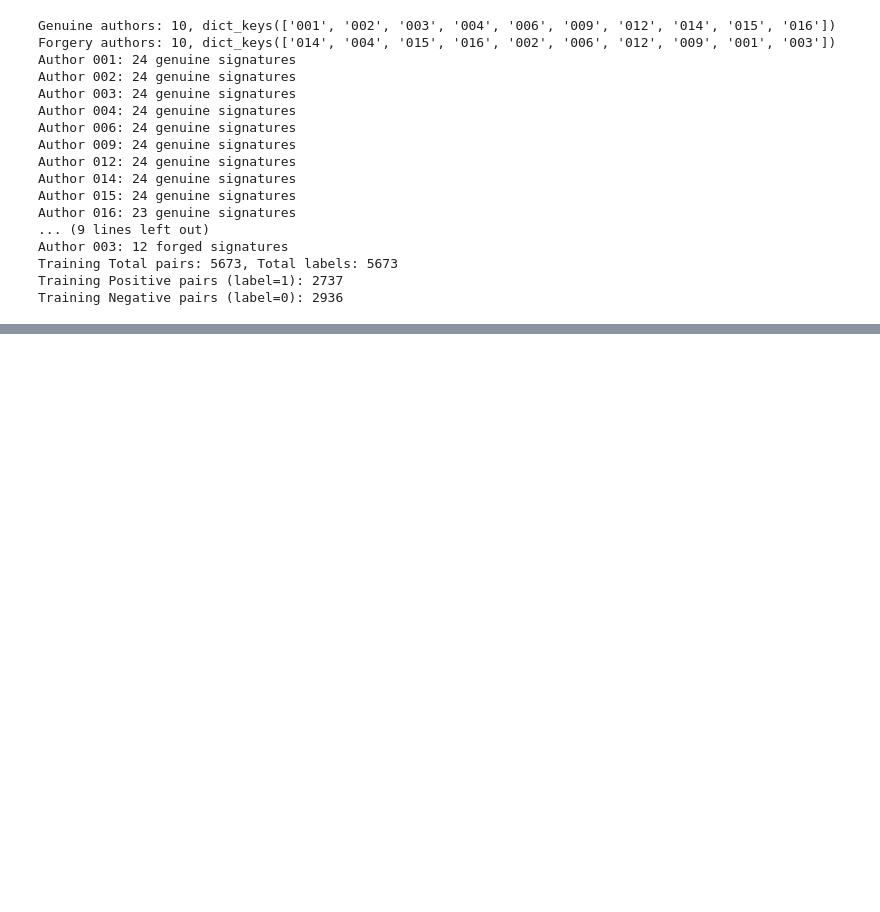
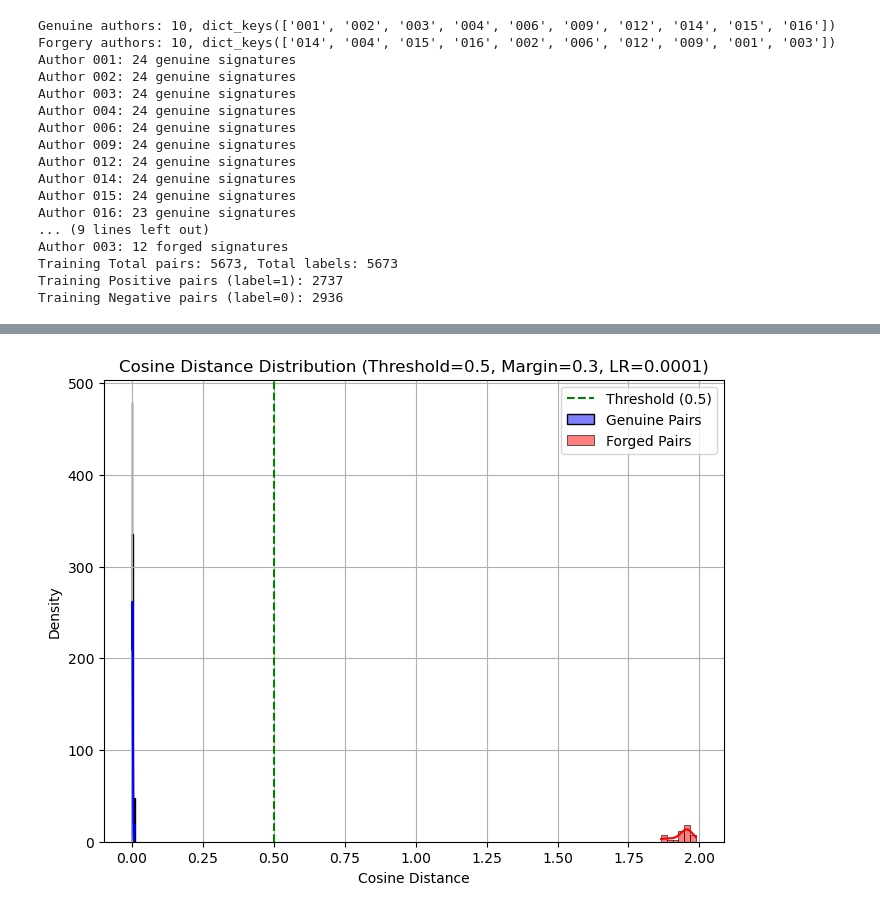
Before and after one commit to Sujan-13/Signature_Verification2, a Jupyter notebook: test_gpu-Copy4.ipynb, the cells around one changed output, grey strips where cells are left out. Cells and saved outputs as stored; diff of their text form; code cells hidden in the pictures; blank space fills up the shorter version.

```diff
--- a/test_gpu-Copy4.ipynb
+++ b/test_gpu-Copy4.ipynb
@@ -294,17 +278,9 @@ class ContrastiveLoss(nn.Module):
 # %%
 # Training with mixed precision
-plt.close('all')  # Close all open figuresos.makedirs('saved_models', exist_ok=True)
-margin=0.8
-lr=0.0001
-threshold=0.03
-model=SiameseCNN()
-model = torch.compile(model, mode="reduce-overhead")   # or "default"
-model = model.to(device)
-
 criterion = ContrastiveLoss(margin=margin)
-optimizer = torch.optim.AdamW(model.parameters(), lr=lr, weight_decay=1e-4)  # AdamW > Adam
+optimizer = torch.optim.AdamW(model.parameters(), lr=lr, weight_decay=1e-3)  # AdamW > Adam
 scaler = GradScaler()
-num_epochs = 25
+num_epochs = 40
 epoch_losses = []
 epoch_times = []
 
@@ -318,8 +294,8 @@ for epoch in range(num_epochs):
         optimizer.zero_grad(set_to_none=True)          # ← faster than zero_grad()
 
         with autocast('cuda', dtype=torch.bfloat16):   # bfloat16 = faster + same accuracy on 40-series
-            emb1, emb2 = model(img1, img2)
-            # labels[labels == 0] = -1
+            emb1 = model(img1)
+            emb2 = model(img2)
             loss = criterion(emb1, emb2, labels)
         scaler.scale(loss).backward()
         scaler.unscale_(optimizer)                     # ← helps with gradient clipping
@@ -378,0 +346,59 @@ Model saved to second_saved_models/savedmodels/dropoutCNN/siamese_margin0.8_size
+# %%
+model_path = f"second_saved_models/savedmodels/dropoutCNN/siamese_margin{margin}_size64_dropout4_lr{lr}.pt"
+model.load_state_dict(torch.load(model_path, map_location=device))
+# torch.cuda.empty_cache()  # Clears GPU cache in PyTorch
+model.eval()
+correct = 0
+total = 0
+cosine_sim_all = []
+labels_all = []
+emb1_array=[]
+with torch.no_grad():
+    for img1_array, img2, labels in dataloader:
+        img1=img1_array
+        img1 = img1.to(device, non_blocking=True)
+        with autocast("cuda", dtype=torch.bfloat16):
+            emb1 = model(img1)
+        img2 = img2.to(device, non_blocking=True)
+        labels = labels.to(device, non_blocking=True)
+        with autocast("cuda", dtype=torch.bfloat16):
+            emb2 = model(img2)
+
+        cosine_sim = F.cosine_similarity(emb1, emb2)
+        cosine_sim= (1-cosine_sim)
+        cosine_sim_all.append(cosine_sim)
+        labels_all.append(labels)
+        total += labels.size(0)
+
+
+    cosine_sim_all = torch.cat(cosine_sim_all)
+    labels_all = torch.cat(labels_all)
+    y_true = labels_all.cpu().numpy()
+    y_pred = (cosine_sim_all.cpu().numpy() < threshold).astype(int)
+
+    print(f"Accuracy:  {accuracy_score(y_true, y_pred):.4f}")
+    print(f"Precision: {precision_score(y_true, y_pred):.4f}")
+    print(f"Recall:    {recall_score(y_true, y_pred):.4f}")
+    print(f"F1-score:  {f1_score(y_true, y_pred):.4f}")
+    print(f"AUC:       {roc_auc_score(y_true, cosine_sim_all.cpu().numpy()):.4f}")
+
+    # Histogram
+    indices = np.random.permutation(total)[:1000]
+    cosine_sim_np = cosine_sim_all[indices].cpu().numpy()
+    labels_np = labels_all[indices].cpu().numpy()
+    cosine_sim_genuine = cosine_sim_np[labels_np == 1].tolist()
+    cosine_sim_forged = cosine_sim_np[labels_np == 0].tolist()
+
+    plt.figure(figsize=(8, 6))
+    sns.histplot(cosine_sim_genuine, color='blue', label='Genuine Pairs', kde=True, stat='density')
+    sns.histplot(cosine_sim_forged, color='red', label='Forged Pairs', kde=True, stat='density')
+    plt.axvline(x=threshold, color='green', linestyle='--', label=f'Threshold ({threshold})')
+    plt.xlabel('Cosine Distance')
+    plt.ylabel('Density')
+    plt.title(f'Cosine Distance Distribution (Threshold={threshold}, Margin={margin}, LR={lr})')
+    plt.legend()
+    plt.grid(True)
+    # plt.savefig(f"second_saved_models/saved_models/LENET/cosine_sim/cosine_similarity_distribution_threshold_{threshold}_{margin}_{lr}.png")
+    plt.show()  # Display the plot
+    plt.close()
+# %% [output]
@@ -378,0 +410 @@ Model saved to second_saved_models/savedmodels/dropoutCNN/siamese_margin0.8_size
+[figure, added]
```
Also changed, not shown: parts of 10 cells of this notebook, 1 other file.
